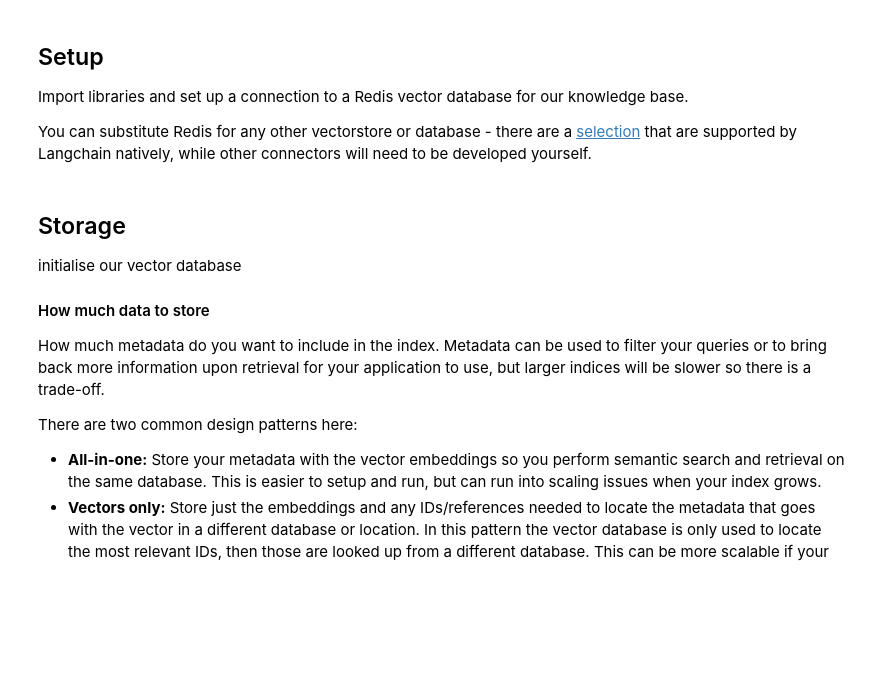
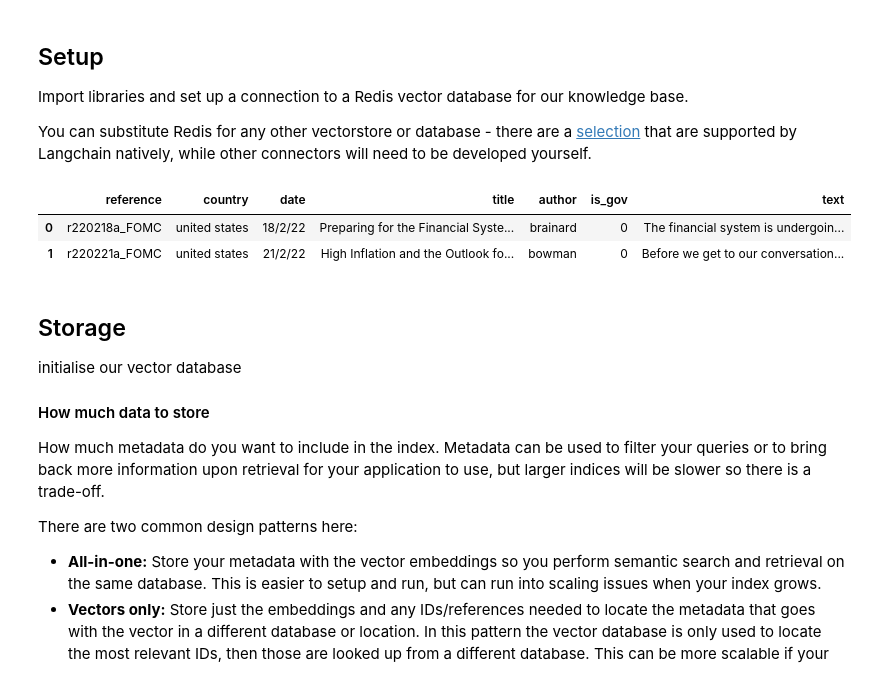
Before and after one commit to joyyuan89/FinAI, a Jupyter notebook: case_study/central_bank/central_bank_speech_wiki.ipynb, the cells around one changed output. Cells and saved outputs as stored; diff of their text form; code cells hidden in the pictures; blank space fills up the shorter version.

```diff
--- a/case_study/central_bank/central_bank_speech_wiki.ipynb
+++ b/case_study/central_bank/central_bank_speech_wiki.ipynb
@@ -64,6 +64,12 @@ pd.set_option('display.max_colwidth', 0)
 # load csv
 cwd = os.getcwd()
 df = pd.read_csv(cwd + '/CSV/us_2022.csv')
+# %%
+df.head(2)
+# %% [output]
+|  | reference | country | date | title | author | is_gov | text |
+| 0 | r220218a_FOMC | united states | 18/2/22 | Preparing for the Financial Syste... | brainard | 0 | The financial system is undergoin... |
+| 1 | r220221a_FOMC | united states | 21/2/22 | High Inflation and the Outlook fo... | bowman | 0 | Before we get to our conversation... |
 # %% [markdown]
 ## Storage
 
```
Also changed, not shown: parts of 4 cells of this notebook, 2 other files.
